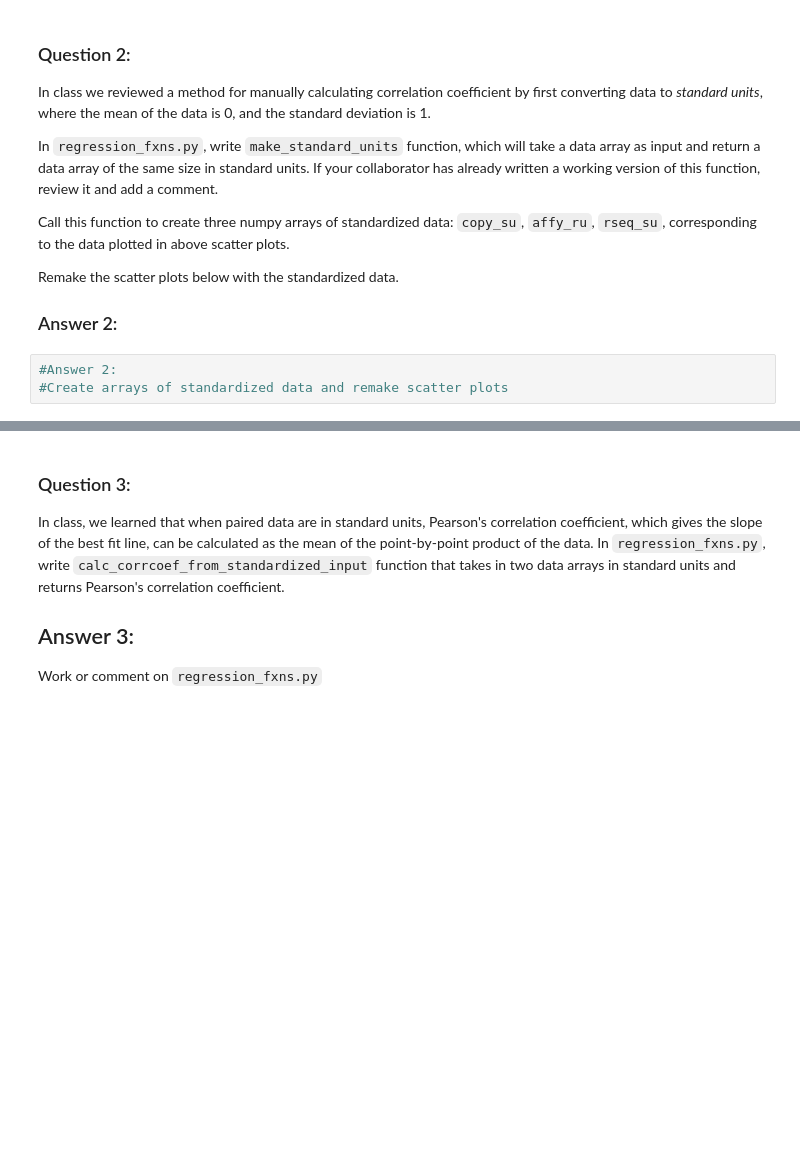
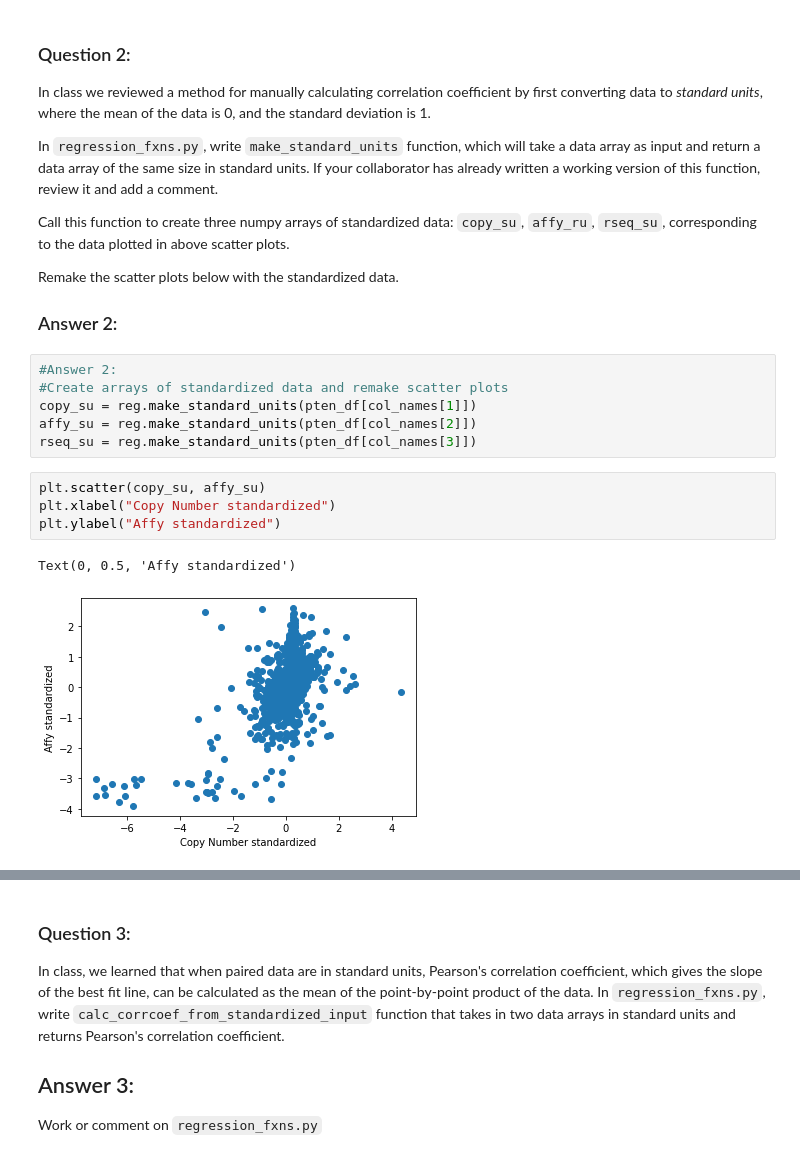
Before and after one commit to skylerhar1/Hw8-Skyler-riely-michael, a Jupyter notebook: hw08_har.ipynb, the cells around one changed output, grey strips where cells are left out. Saved outputs shown, nothing was run; the diff lists cells and outputs as text; blank space fills up the shorter version.

```diff
--- a/hw08_har.ipynb
+++ b/hw08_har.ipynb
@@ -83,3 +83,13 @@ Remake the scatter plots below with the standardized data.
 # %%
 #Answer 2:
 #Create arrays of standardized data and remake scatter plots
+copy_su = reg.make_standard_units(pten_df[col_names[1]])
+affy_su = reg.make_standard_units(pten_df[col_names[2]])
+rseq_su = reg.make_standard_units(pten_df[col_names[3]])
+# %%
+plt.scatter(copy_su, affy_su)
+plt.xlabel("Copy Number standardized")
+plt.ylabel("Affy standardized")
+# %% [output]
+Text(0, 0.5, 'Affy standardized')
+[figure, added]
```
Also changed, not shown: parts of 4 cells of this notebook, 1 other file.
